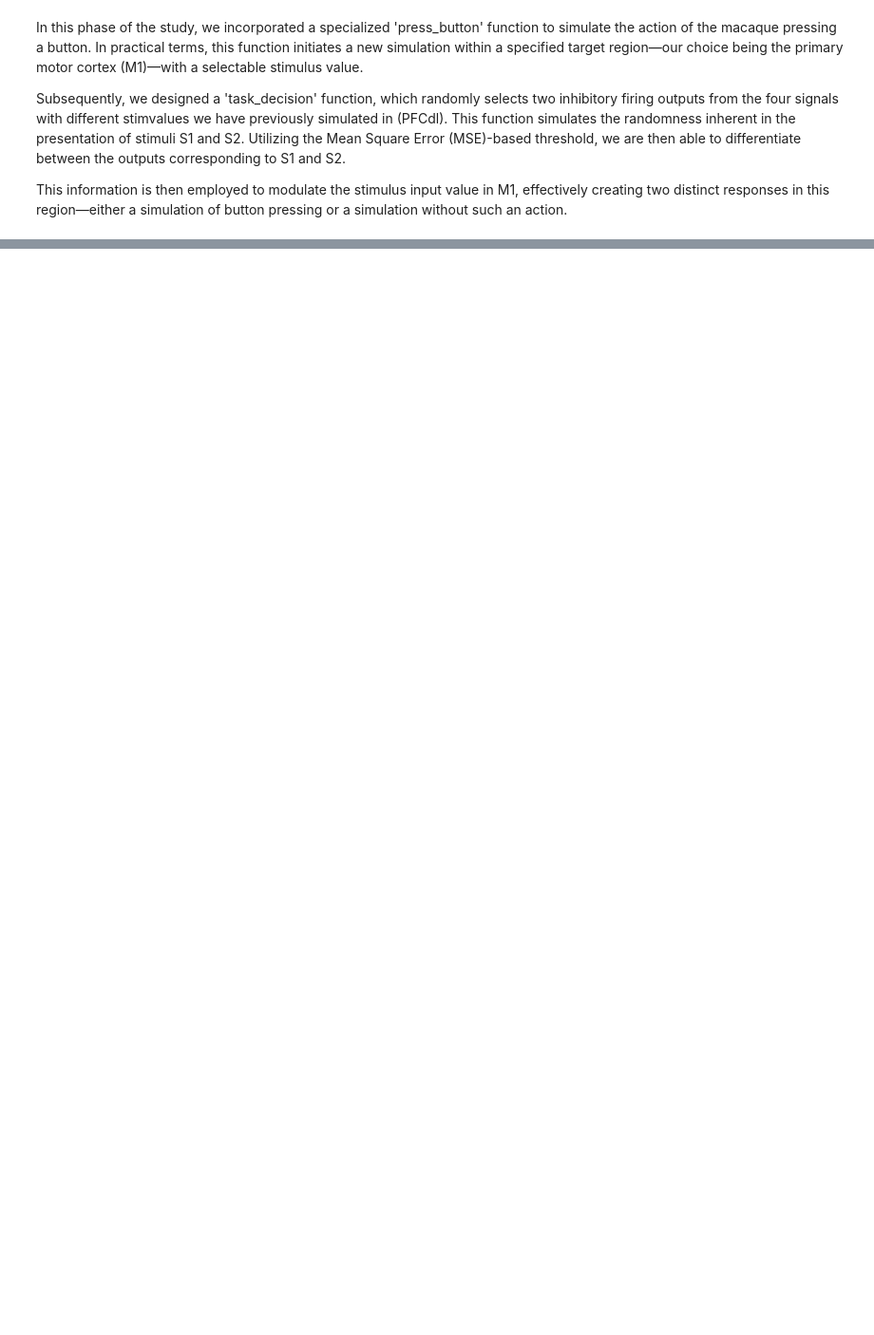
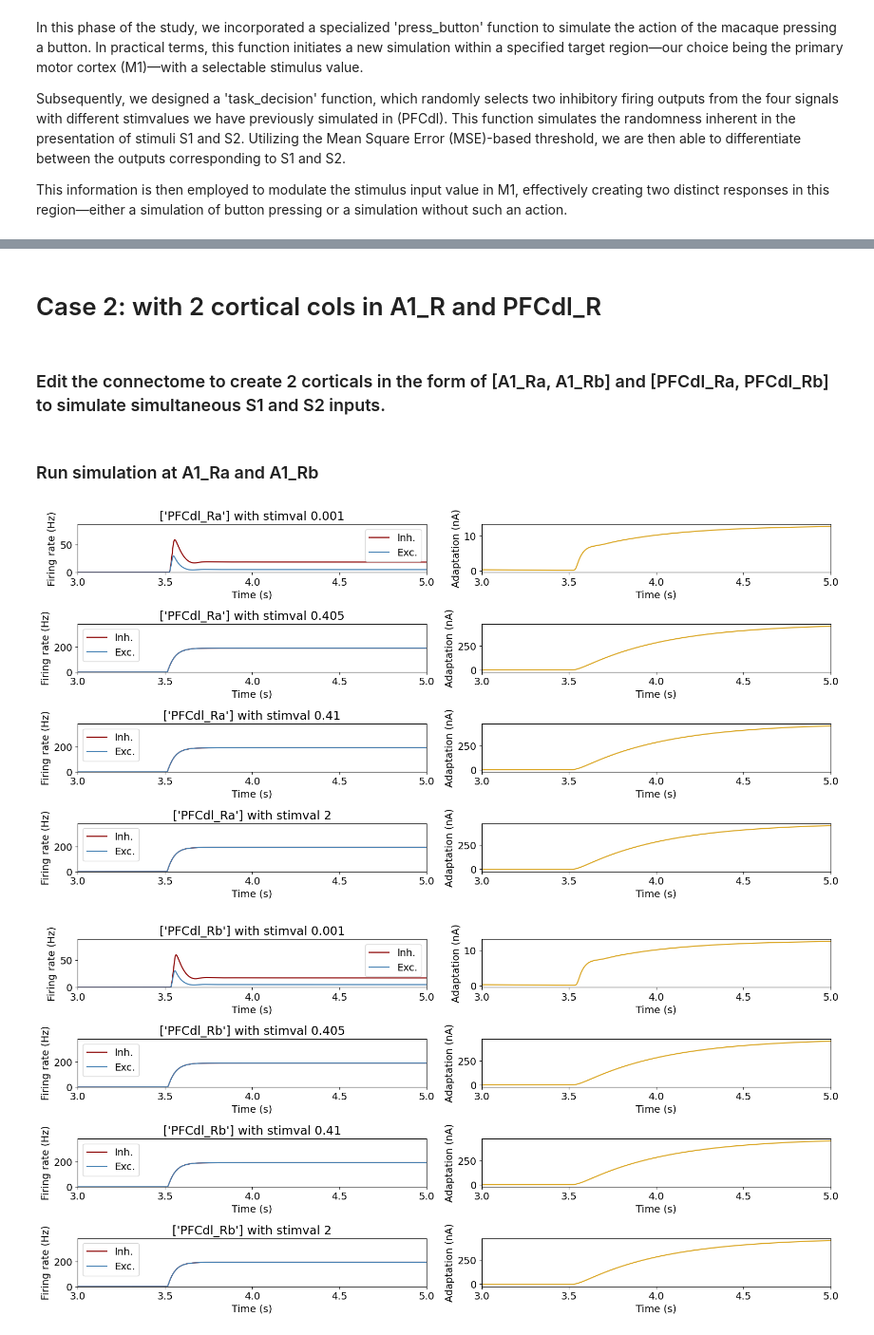
Before and after one commit to TuranSKT/tvb_decision_making, a Jupyter notebook: decision_making_A1.ipynb, the cells around one changed output, grey strips where cells are left out. Shown: that part at 95% size. Saved outputs shown, nothing was run; the diff lists cells and outputs as text; code cells hidden in the pictures; blank space fills up the shorter version.

```diff
--- a/decision_making_A1.ipynb
+++ b/decision_making_A1.ipynb
@@ -229,0 +179,34 @@ Simulation took 75.63 seconds to complete.
+# %% [markdown]
+# Case 2: with 2 cortical cols in A1_R and PFCdl_R
+# %% [markdown]
+### Edit the connectome to create 2 corticals in the form of [A1_Ra, A1_Rb] and [PFCdl_Ra, PFCdl_Rb] to simulate simultaneous S1 and S2 inputs.
+# %%
+new_connectivity_file_name = "Conn_case2"
+new_connectivity_path = ROOT_FOLDER + f'/tvb_model_reference/data/macaque/{new_connectivity_file_name}/'
+
+connectome.duplicate_region('A1_R')
+connectome.duplicate_region('PFCdl_R')
+
+# Set Cross-weight to 0 i.e [A1_Ra, PFCdl_Rb] and [A1_Rb, PFCdl_Ra]
+connectome.set_weight('A1_Ra', 'PFCdl_Rb', 0)
+connectome.set_weight('A1_Rb', 'PFCdl_Ra', 0)
+
+# Save the edited connectome
+connectome.save_changes(new_connectivity_path)
+# %% [markdown]
+### Run simulation at A1_Ra and A1_Rb
+# %%
+new_connectome = Connectome(new_connectivity_path)
+sim_series2_param = {"root_folder": SAVE_FOLDER,
+                     "sim_name": "sim2", #Name of the simulation
+                     "connectome_instance": new_connectome, #Load the surface/connectome to change
+                     "rois_dict": {'A1_Ra': 'Primary auditory cortex a',
+                                   'A1_Rb': 'Primary auditory cortex b'}, #Stimulus Regions
+                     "stim_values": [0.001, 0.405, 0.41, 2], # Stimulus strengths
+                     "isIntNoise": False}
+
+# Create and init a simulator object
+SimSeries2 = Simulation(**sim_series2_param)
+
+# Run the simulation
+# SimSeries2.main_simulation_loop()
@@ -229,0 +215,7 @@ Simulation took 75.63 seconds to complete.
+# %%
+SimSeries2.load_simulation() # Load simulation
+SimSeries2.plot_simulation(['PFCdl_Ra'])
+SimSeries2.plot_simulation(['PFCdl_Rb'])
+# %% [output]
+[figure, added]
+[figure, added]
```
Also changed, not shown: parts of 20 cells of this notebook, 2 other files.
